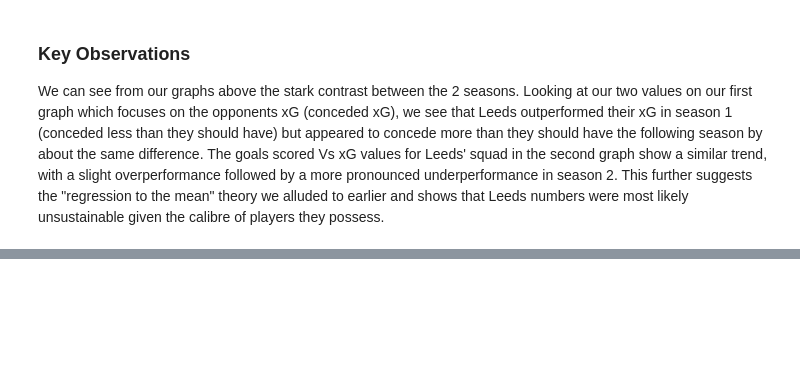
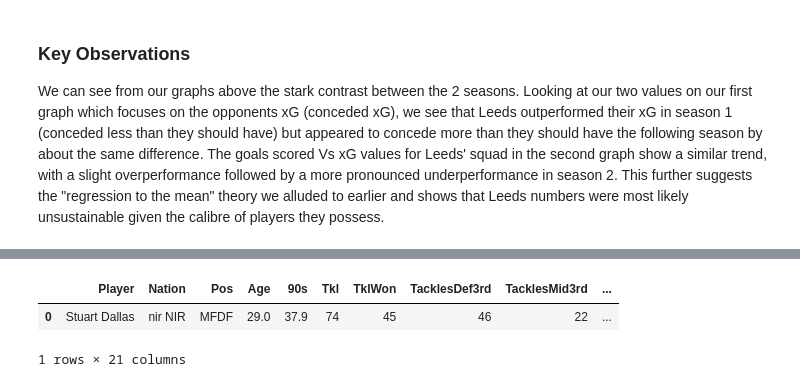
Before and after one commit to kiansweeney11/xg-data-analysis, a Jupyter notebook: leeds-comparison.ipynb, the cells around one changed output, grey strips where cells are left out. Saved outputs shown, nothing was run; the diff lists cells and outputs as text; code cells hidden in the pictures; blank space fills up the shorter version.

```diff
--- a/leeds-comparison.ipynb
+++ b/leeds-comparison.ipynb
@@ -623,0 +628,6 @@ What stands out immediately is Leeds' key attacking players such as Rodrigo, Rap
+# %%
+defensivelee2021.head(1)
+# %% [output]
+|  | Player | Nation | Pos | Age | 90s | Tkl | TklWon | TacklesDef3rd | TacklesMid3rd | ... |
+| 0 | Stuart Dallas | nir NIR | MFDF | 29.0 | 37.9 | 74 | 45 | 46 | 22 | ... |
+1 rows × 21 columns
```
Also changed, not shown: parts of 40 cells of this notebook, 1 other file.
